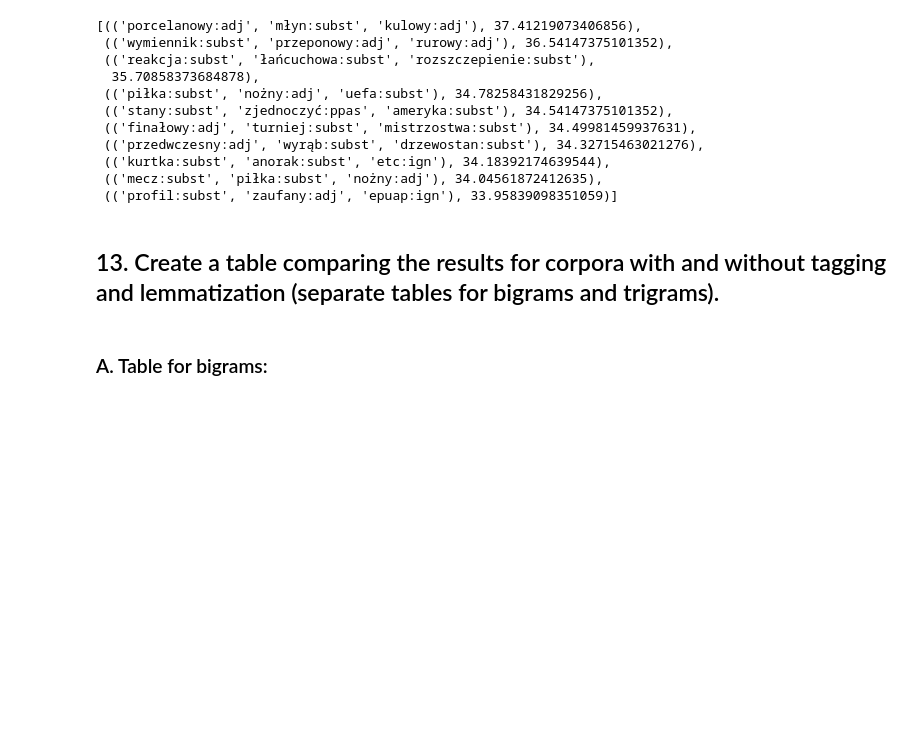
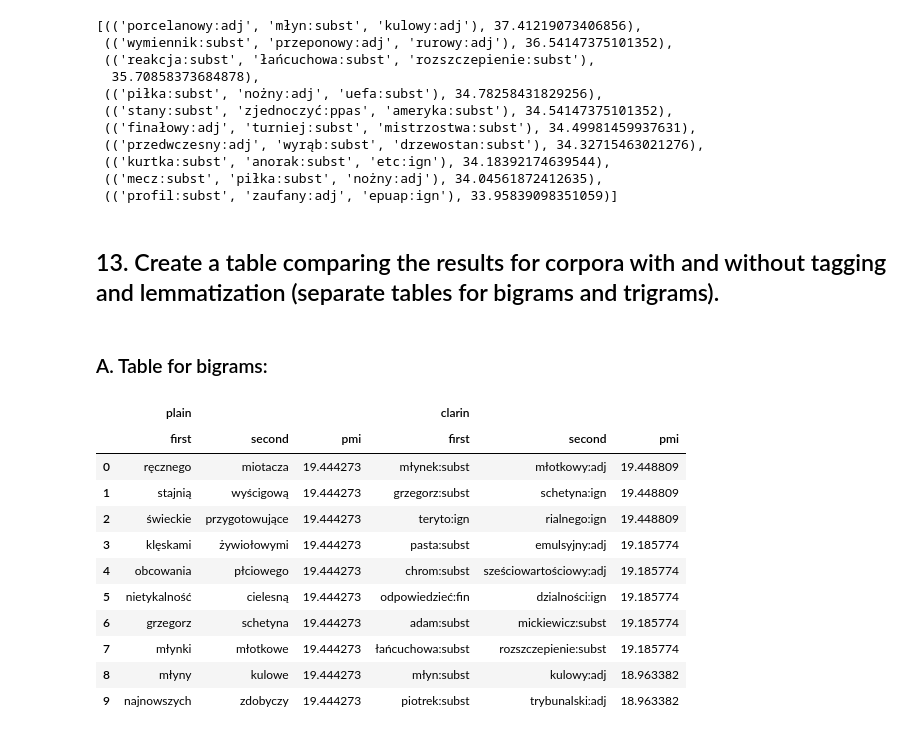
Before and after one commit to FilipKatulski/natural-language-processing, a Jupyter notebook: 4-mwe/mwe.ipynb, the cells around one changed output. Drawn from its saved outputs; the diff is of its cells as text; code cells hidden in the pictures; blank space fills up the shorter version.

```diff
--- a/4-mwe/mwe.ipynb
+++ b/4-mwe/mwe.ipynb
@@ -432,0 +435,34 @@ clarin_trigrams_pmi_top10
+# %%
+plain_bigrams_df = pd.DataFrame.from_records(
+    data=[
+        (first, second, pmi)
+        for ((first, second), pmi) in sorted(bigrams_pmi_top10, key=pmi_sort_fn)[:20]
+    ],
+    columns=["plain_first", "plain_second", "plain_pmi"],
+)
+
+clarin_bigrams_df = pd.DataFrame.from_records(
+    data=[
+        (first, second, pmi)
+        for ((first, second), pmi) in sorted(clarin_bigrams_pmi_top10, key=pmi_sort_fn)[:20]
+    ],
+    columns=["clarin_first", "clarin_second", "clarin_pmi"],
+)
+# %%
+bigrams_df = pd.concat((plain_bigrams_df, clarin_bigrams_df), axis=1)
+bigrams_df.columns = bigrams_df.columns.str.split("_", expand=True)
+
+bigrams_df
+# %% [output]
+|  | plain |  |  | clarin |  |  |
+|  | first | second | pmi | first | second | pmi |
+| 0 | ręcznego | miotacza | 19.444273 | młynek:subst | młotkowy:adj | 19.448809 |
+| 1 | stajnią | wyścigową | 19.444273 | grzegorz:subst | schetyna:ign | 19.448809 |
+| 2 | świeckie | przygotowujące | 19.444273 | teryto:ign | rialnego:ign | 19.448809 |
+| 3 | klęskami | żywiołowymi | 19.444273 | pasta:subst | emulsyjny:adj | 19.185774 |
+| 4 | obcowania | płciowego | 19.444273 | chrom:subst | sześciowartościowy:adj | 19.185774 |
+| 5 | nietykalność | cielesną | 19.444273 | odpowiedzieć:fin | dzialności:ign | 19.185774 |
+| 6 | grzegorz | schetyna | 19.444273 | adam:subst | mickiewicz:subst | 19.185774 |
+| 7 | młynki | młotkowe | 19.444273 | łańcuchowa:subst | rozszczepienie:subst | 19.185774 |
+| 8 | młyny | kulowe | 19.444273 | młyn:subst | kulowy:adj | 18.963382 |
+| 9 | najnowszych | zdobyczy | 19.444273 | piotrek:subst | trybunalski:adj | 18.963382 |
```
Also changed, not shown: parts of 6 cells of this notebook.
